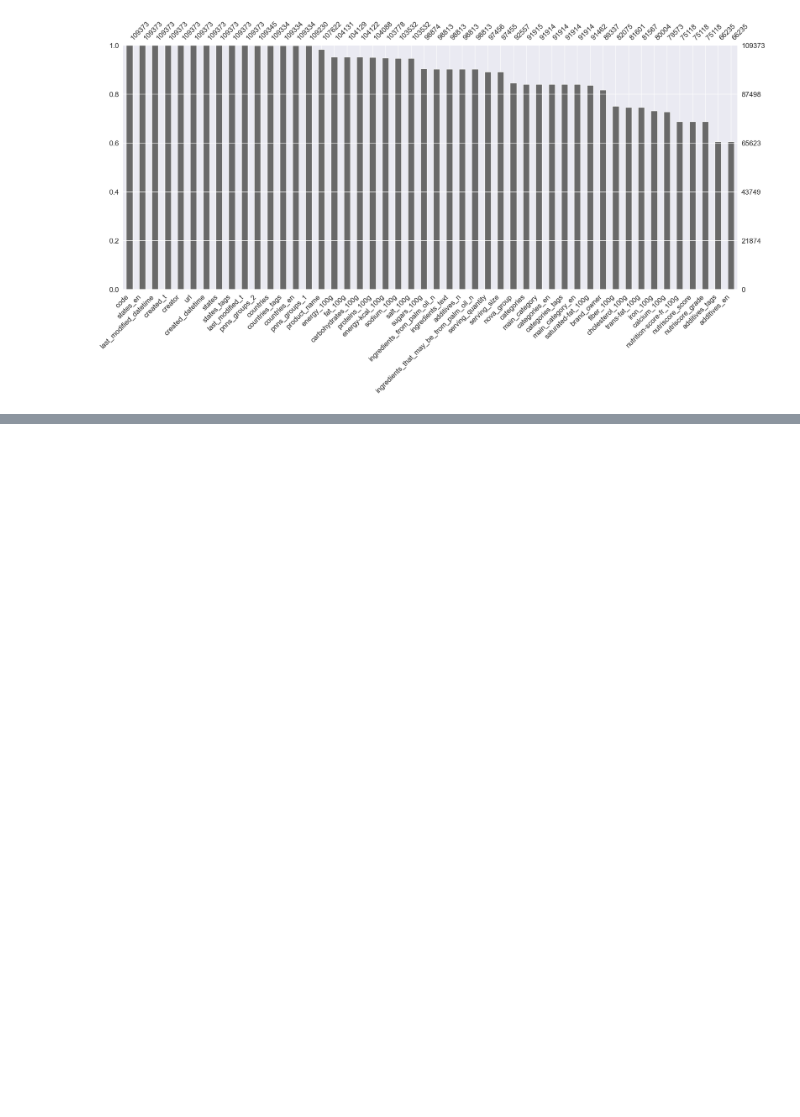
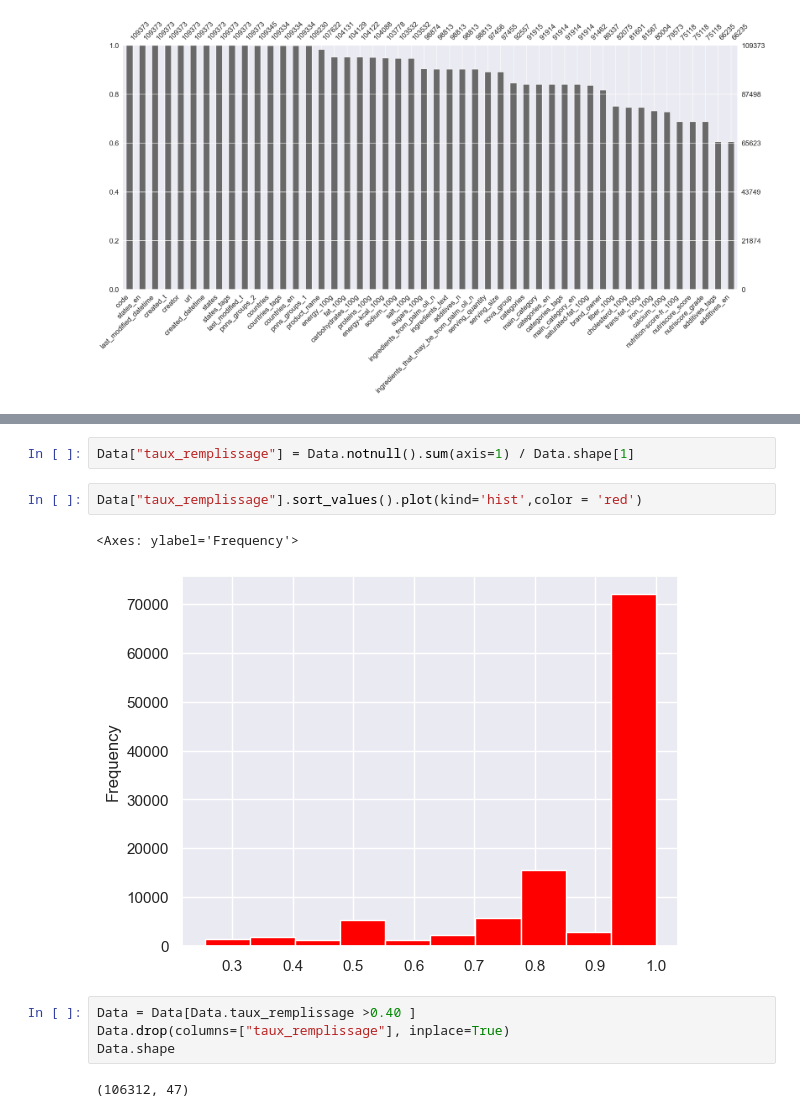
Before and after one commit to krichenyoussef/data_cleaning-, a Jupyter notebook: nettoyage.ipynb, the cells around one changed output, grey strips where cells are left out. Cells and saved outputs as stored; diff of their text form; blank space fills up the shorter version.

```diff
--- a/nettoyage.ipynb
+++ b/nettoyage.ipynb
@@ -119,0 +136,13 @@ msno.bar(Data , labels=True , sort = 'descending')
+# %%
+Data["taux_remplissage"] = Data.notnull().sum(axis=1) / Data.shape[1]
+# %%
+Data["taux_remplissage"].sort_values().plot(kind='hist',color = 'red')
+# %% [output]
+<Axes: ylabel='Frequency'>
+[figure, added]
+# %%
+Data = Data[Data.taux_remplissage >0.40 ]
+Data.drop(columns=["taux_remplissage"], inplace=True)
+Data.shape
+# %% [output]
+(106312, 47)
```
Also changed, not shown: parts of 38 cells of this notebook.
